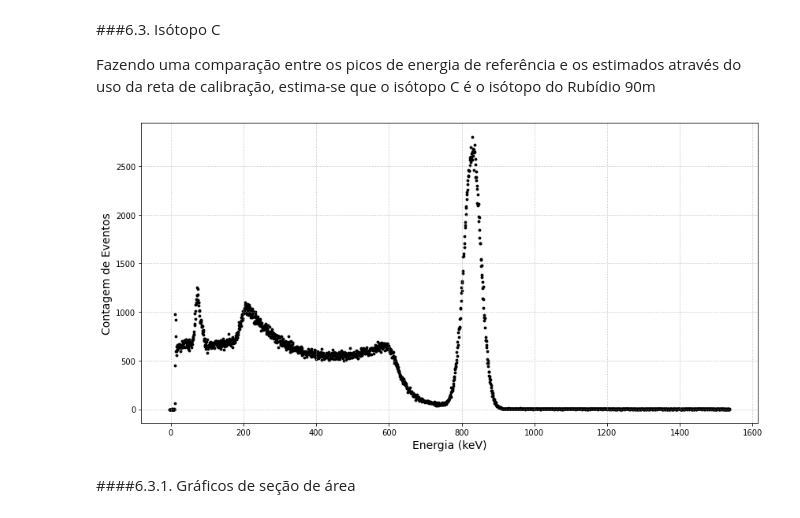
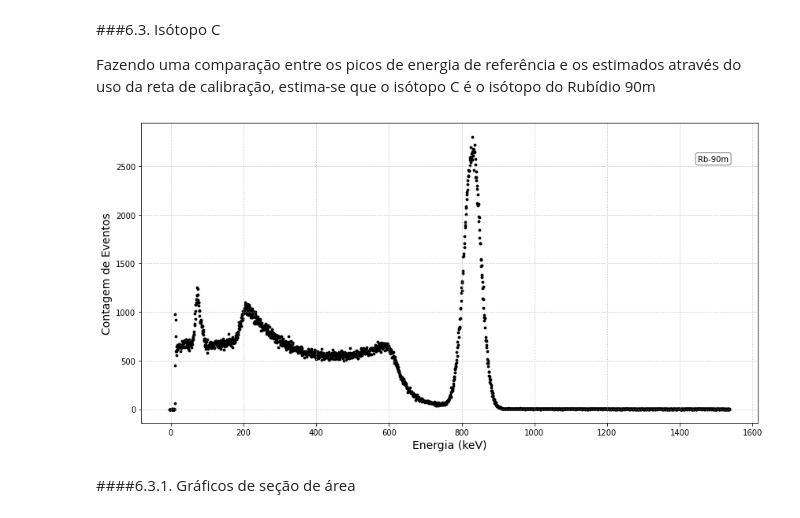
Before and after one commit to goulartsursula/DisciplinasUERJ, a Jupyter notebook: Estrutura da Materia 3/EspectroscopiaGama.ipynb, the cells around one changed output. Saved outputs shown, nothing was run; the diff lists cells and outputs as text; code cells hidden in the pictures.

```diff
--- a/Estrutura da Materia 3/EspectroscopiaGama.ipynb
+++ b/Estrutura da Materia 3/EspectroscopiaGama.ipynb
@@ -631,15 +615,15 @@ Fazendo uma comparação entre os picos de energia de referência e os estimados
 # %%
 dataC = pd.read_table('C.tsv', skiprows=18)
 dataC['Energy'] = coef1[0]*np.power(dataC['Chan'], 2) + coef1[1]*dataC['Chan'] + coef1[2]
 
 fig, ax = plt.subplots(figsize=(14,7))
 plt.scatter(dataC['Energy'], dataC['Counts'], s=8, color='black')
 plt.xlabel('Energia (keV)', fontsize='14')
 plt.ylabel('Contagem de Eventos', fontsize='14')
-#ax.text(1400, 1750, 'A', bbox=dict(boxstyle='round', facecolor='white', alpha=0.5))
+ax.text(1450, 2550, 'Rb-90m', bbox=dict(boxstyle='round', facecolor='white', alpha=0.5))
 plt.grid(linestyle='dotted')
 # %% [output]
-[figure, old version]
+[figure, new version]
 # %% [markdown]
 ####6.3.1. Gráficos de seção de área
 # %%
```
Also changed, not shown: parts of 4 cells of this notebook.
